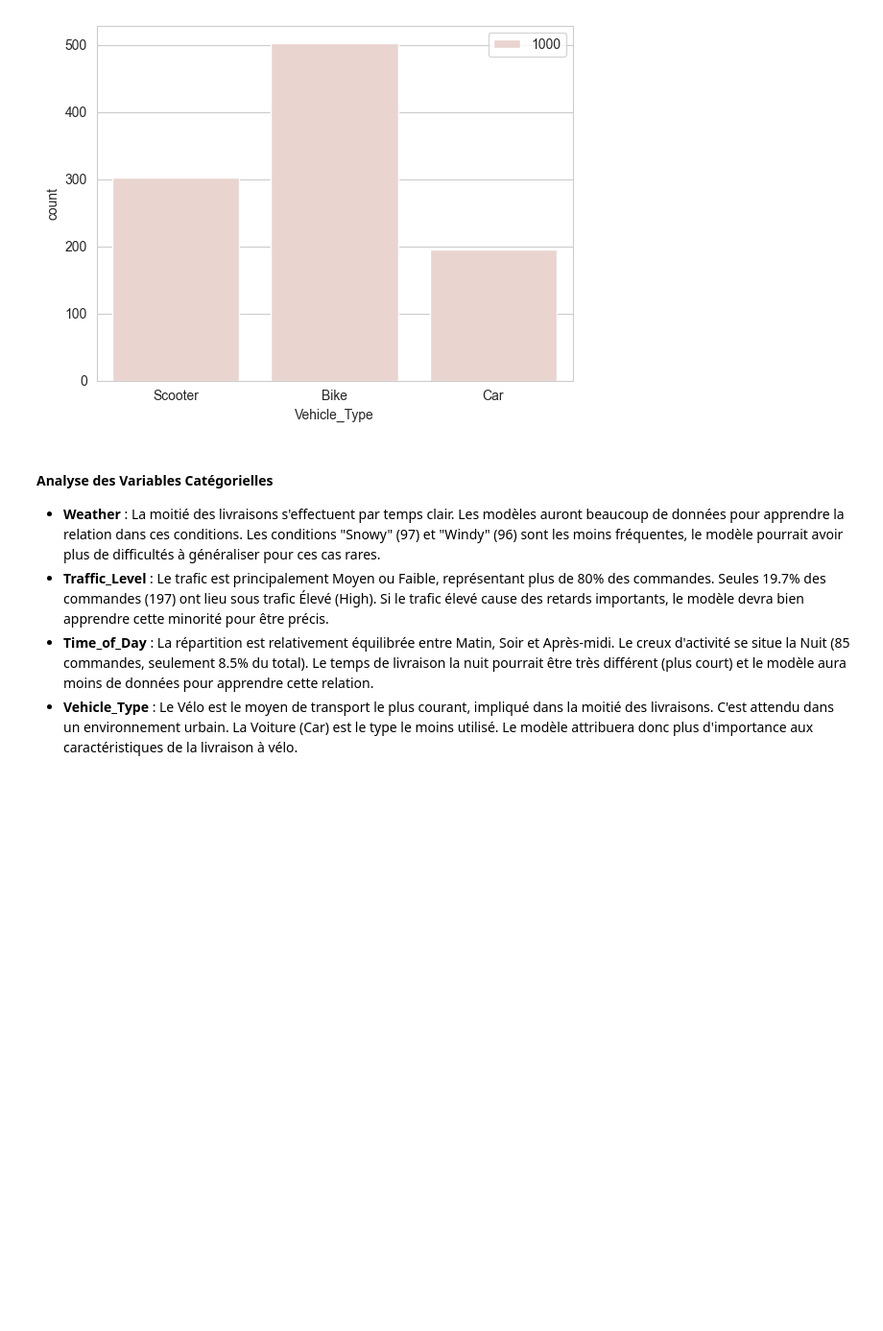
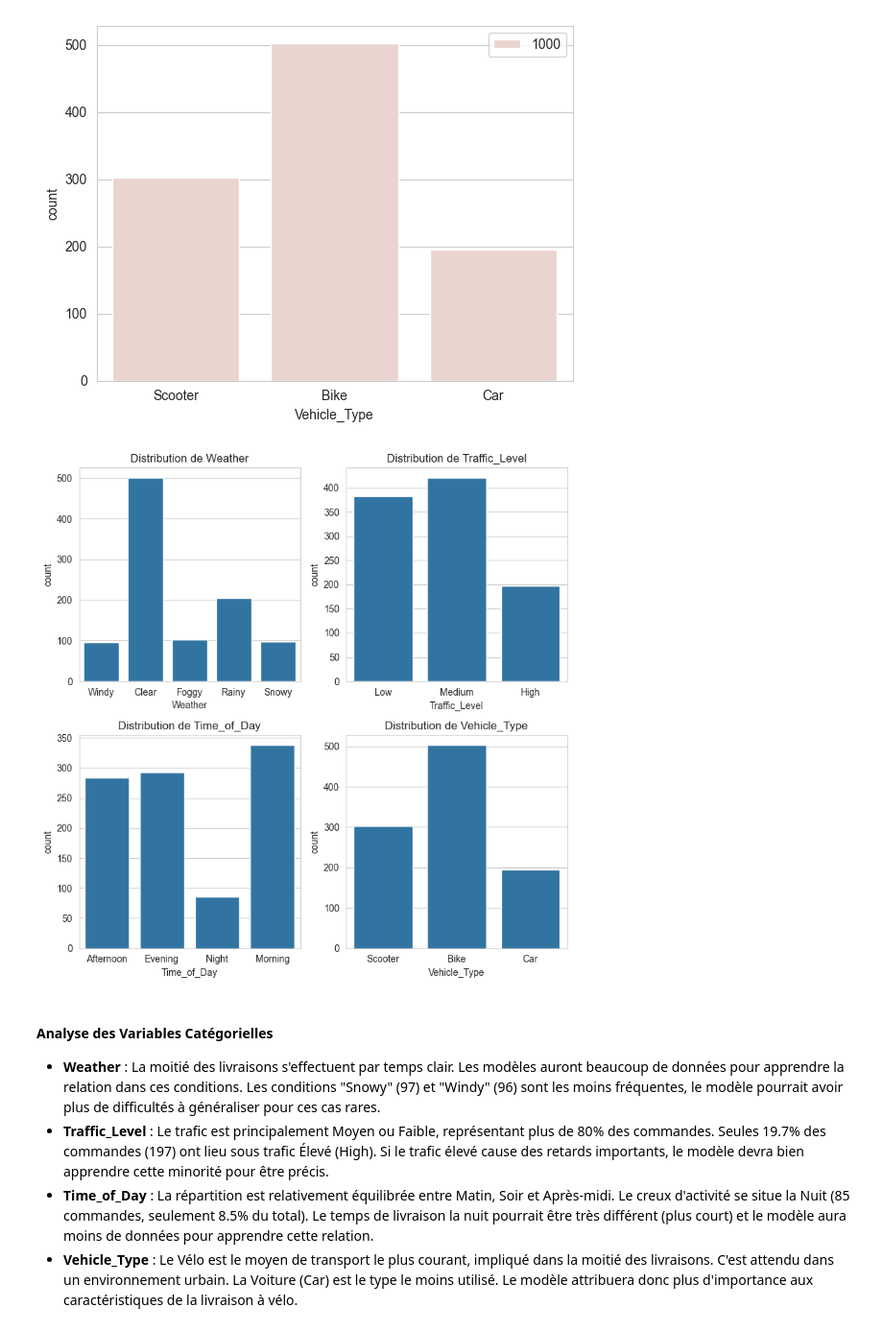
Before and after one commit to AyoubMotei/delivery-time-predictor, a Jupyter notebook: notebook.ipynb, the cells around one changed output. Shown: that part at 96% size. Drawn from its saved outputs; the diff is of its cells as text; code cells hidden in the pictures; blank space fills up the shorter version.

```diff
--- a/notebook.ipynb
+++ b/notebook.ipynb
@@ -280,6 +226,21 @@ for colum in categorical_columns:
 [figure]
 [figure]
 [figure]
+# %%
+import matplotlib.pyplot as plt
+import seaborn as sns
+
+categorical_columns= ['Weather', 'Traffic_Level', 'Time_of_Day', 'Vehicle_Type']
+
+plt.figure(figsize=(8, 8))
+for i, col in enumerate(categorical_columns,1):
+    plt.subplot(2, 2, i)
+    sns.countplot(data=df, x=col)
+    plt.title(f"Distribution de {col}")
+plt.tight_layout()
+plt.show()
+# %% [output]
+[figure, added]
 # %% [markdown]
 #### Analyse des Variables Catégorielles
 
```
Also changed, not shown: parts of 10 cells of this notebook.
